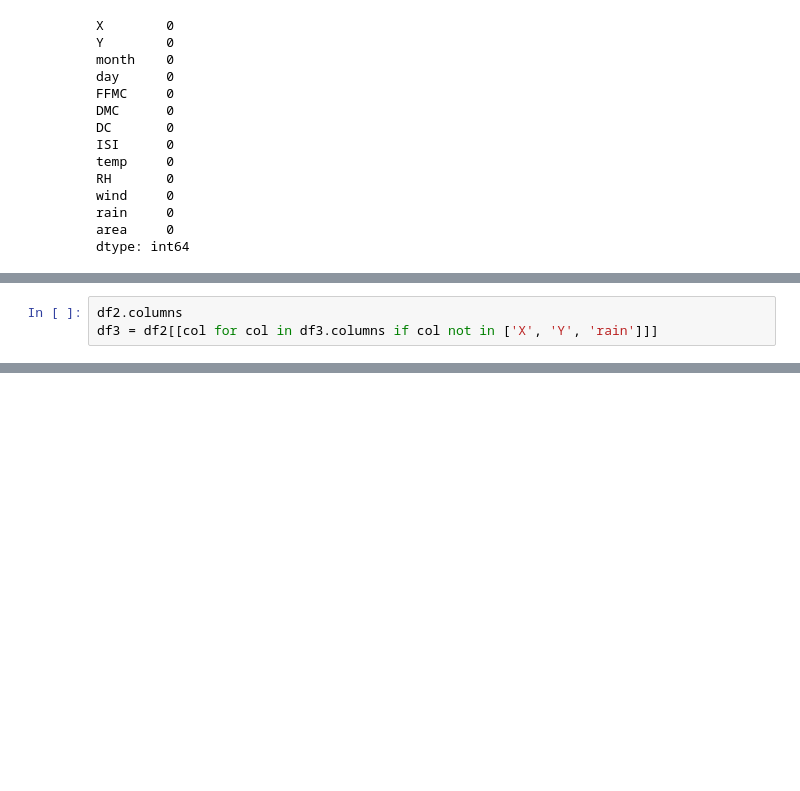
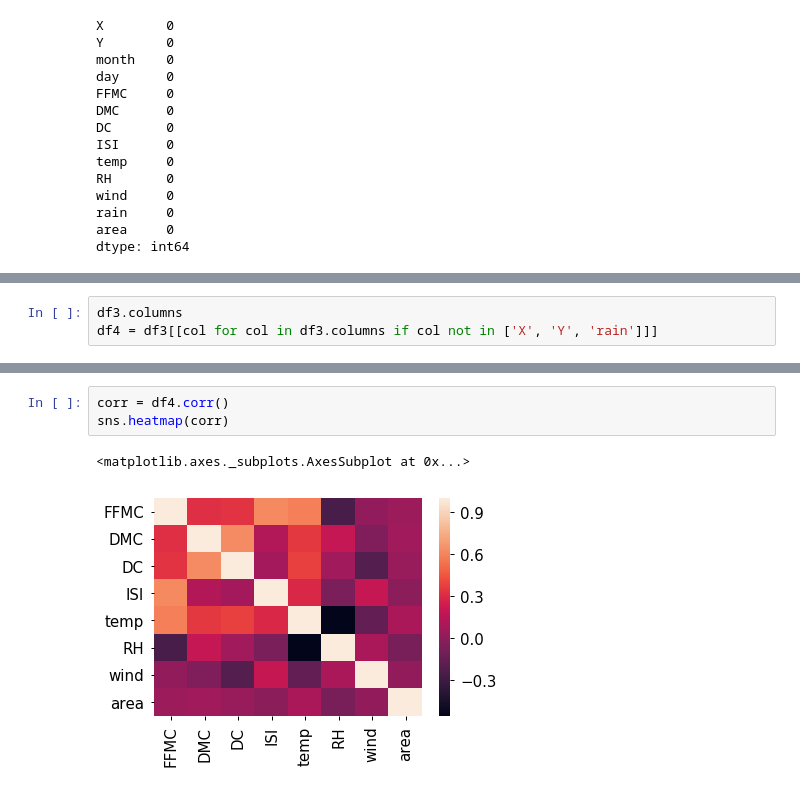
Before and after one commit to kaushal-py/data-mining, a Jupyter notebook: Data Preprocessing/forest_visualization_a.ipynb, the cells around one changed output, grey strips where cells are left out. Saved outputs shown, nothing was run; the diff lists cells and outputs as text; blank space fills up the shorter version.

```diff
--- a/Data Preprocessing/forest_visualization_a.ipynb
+++ b/Data Preprocessing/forest_visualization_a.ipynb
@@ -157,3 +129,0 @@ sns.heatmap(corr)
-# %%
-df2.columns
-df3 = df2[[col for col in df3.columns if col not in ['X', 'Y', 'rain']]]
@@ -186,0 +136,3 @@ corr
+# %%
+df3.columns
+df4 = df3[[col for col in df3.columns if col not in ['X', 'Y', 'rain']]]
@@ -187,2 +151,8 @@ corr
+# %%
+corr = df4.corr()
+sns.heatmap(corr)
+# %% [output]
+<matplotlib.axes._subplots.AxesSubplot at 0x...>
+[figure, added]
 # %%
 sns.set_context("notebook", font_scale=1.5, rc={"lines.linewidth": 2.5})
```
Also changed, not shown: parts of 21 cells of this notebook.
